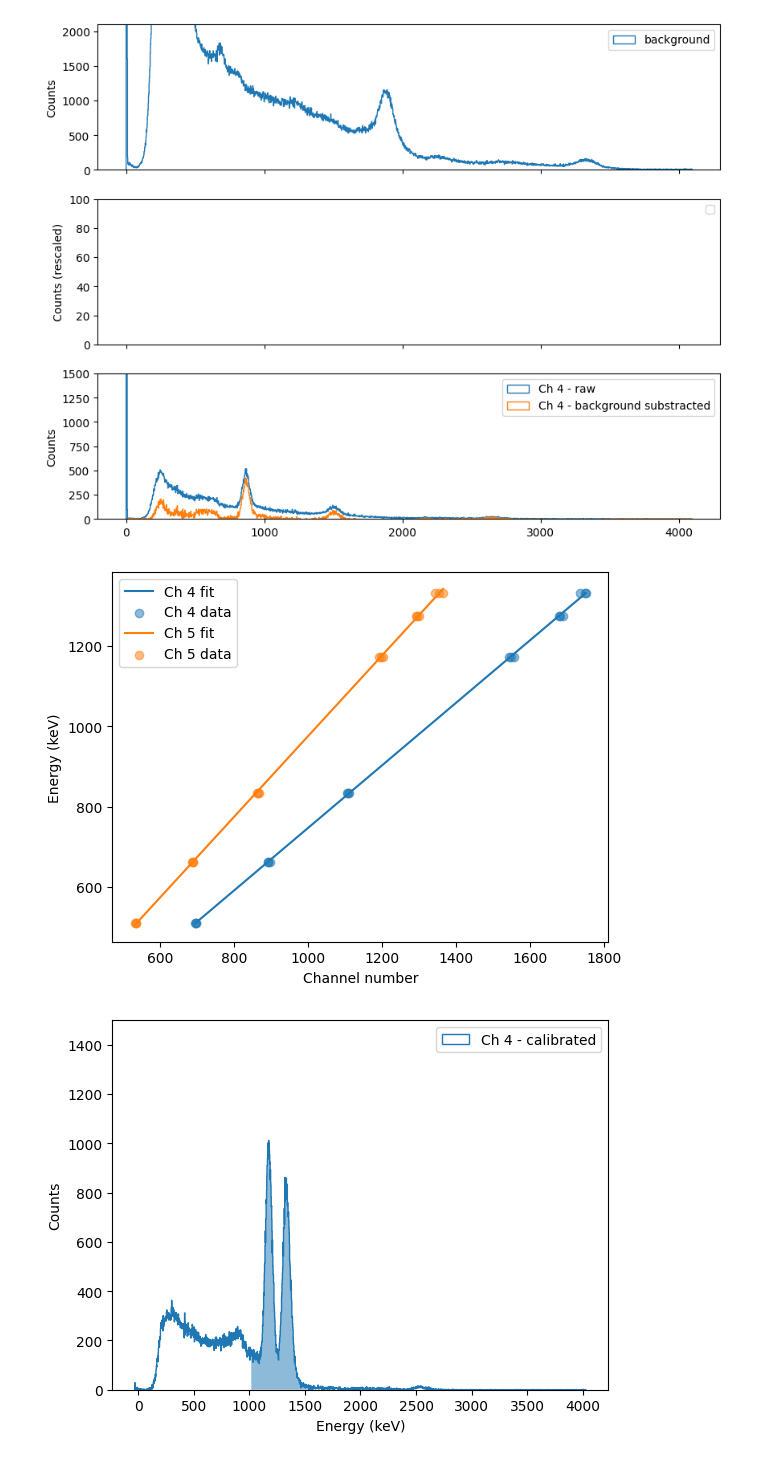
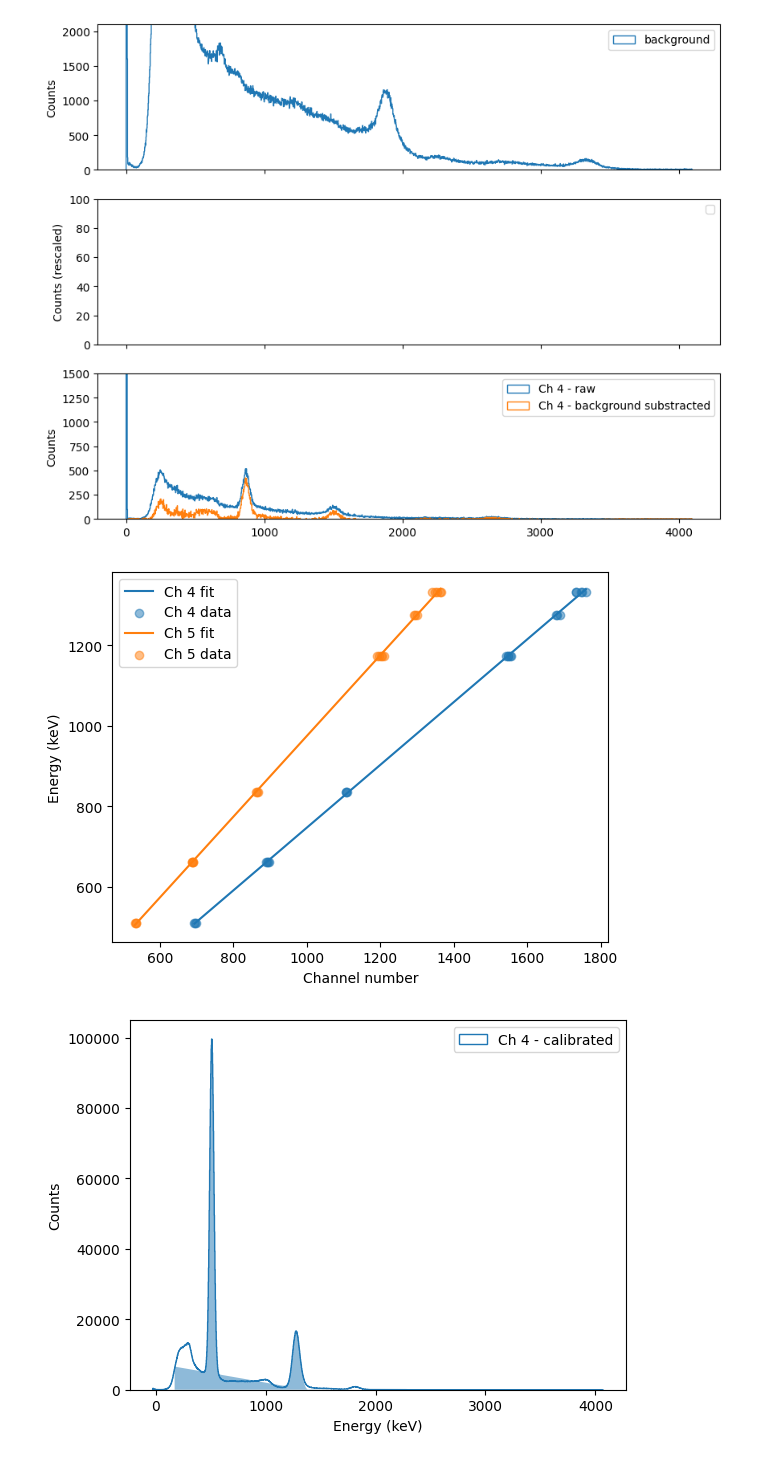
Before and after one commit to cdunn314/libra-toolbox, a Jupyter notebook: example.ipynb, the cells around one changed output. Drawn from its saved outputs; the diff is of its cells as text; code cells hidden in the pictures.

Commit message:
changed check source files used

```diff
--- a/example.ipynb
+++ b/example.ipynb
@@ -15,24 +15,28 @@ na22_checksource = CheckSource(na22, activity_date=date(2023, 9, 29), activity=9
 
 check_source_measurements = {
     "Co60_1": {
-        "directory": f"{run_dir}/Co60_0_872uCi_19Mar2014_240317/UNFILTERED",
+        "directory": f"{run_dir}/Co60_0_872uCi_19Mar2014_250318_run2/UNFILTERED",
         "check_source": co60_checksource,
     },
     "Co60_2": {
-        "directory": f"{run_dir}/Co60_0_872uCi_19Mar2014_250318_run2/UNFILTERED",
+        "directory": f"{run_dir}/Co60_0_872uCi_19Mar2014_250319_run3/UNFILTERED",
         "check_source": co60_checksource,
     },
     "Co60_3": {
-        "directory": f"{run_dir}/Co60_0_872uCi_19Marc2014_250319_run3/UNFILTERED",
+        "directory": f"{run_dir}/Co60_0_872uCi_19Mar2014_250320_run4/UNFILTERED",
         "check_source": co60_checksource,
     },
     "Co60_4": {
-        "directory": f"{run_dir}/Co60_0_872uCi_19Marc2014_250320_run4/UNFILTERED",
-        "check_source": co60_checksource,
+        "directory": f"{run_dir}/Co60_1_0uCi_Jan2006_250318/UNFILTERED",
+        "check_source": CheckSource(co60, activity_date=date(2006, 1, 1), activity=1.0*uCi_to_Bq),
+    },
+    "Co60_5": {
+        "directory": f"{run_dir}/Co60_1_0uCi_Feb2006_250320_run1/UNFILTERED",
+        "check_source": CheckSource(co60, activity_date=date(2006, 2, 1), activity=1.0*uCi_to_Bq),
     },
     "Cs137_1": {
-        "directory": f"{run_dir}/Cs137_9_38uCi_29Sep23_240317/UNFILTERED",
-        "check_source": cs137_checksource,
+        "directory": f"{run_dir}/Cs137_4_66uCi_19Mar2014_250318/UNFILTERED",
+        "check_source": CheckSource(cs137, activity_date=date(2014, 3, 19), activity=4.66*uCi_to_Bq),
     },
     "Cs137_2": {
         "directory": f"{run_dir}/Cs137_9_38uCi_29Sep2023_250318_run2/UNFILTERED",
@@ -58,23 +62,16 @@ check_source_measurements = {
         "directory": f"{run_dir}/Mn54_6_27uCi_2May2016_250320_run3/UNFILTERED",
         "check_source": mn54_checksource,
     },
-    "Na22_1": {
-        "directory": f"{run_dir}/Na22_9_98uCi_29Sep23_240317/UNFILTERED",
-        "check_source": na22_checksource,
-    },
+
     "Na22_2": {
-        "directory": f"{run_dir}/Na22_9_98uCi_29Sep23_240317_run2/UNFILTERED",
+        "directory": f"{run_dir}/Na22_9_98uCi_29Sep2023_250318_run3/UNFILTERED",
         "check_source": na22_checksource,
     },
     "Na22_3": {
-        "directory": f"{run_dir}/Na22_9_98uCi_29Sep2023_250318_run3/UNFILTERED",
+        "directory": f"{run_dir}/Na22_9_98uCi_29Sep2023_250318_run4/UNFILTERED",
         "check_source": na22_checksource,
     },
     "Na22_4": {
-        "directory": f"{run_dir}/Na22_9_98uCi_29Sep2023_250318_run4/UNFILTERED",
-        "check_source": na22_checksource,
-    },
-    "Na22_5": {
         "directory": f"{run_dir}/Na22_9_98uCi_29Sep2023_250319_run5/UNFILTERED",
         "check_source": na22_checksource,
     },
@@ -330,12 +327,12 @@ plt.ylabel("Energy (keV)")
 plt.legend()
 plt.show()
 # %% [output]
-[figure, old version]
+[figure, new version]
 # %%
 ch_nb = 5
 
 background_detector = background_meas.detectors[0]
-check_source_detector = all_measurements["Co60_3"].detectors[0]
+check_source_detector = all_measurements["Na22_2"].detectors[1]
 
 assert background_detector.channel_nb == check_source_detector.channel_nb
 assert (
@@ -348,35 +345,35 @@ hist, bin_edges = check_source_detector.get_energy_hist_background_substract(
 
 calibrated_bin_bedges = np.polyval(calibration_coeffs[ch_nb], bin_edges)
 
 xvals = np.diff(calibrated_bin_bedges) / 2 + calibrated_bin_bedges[:-1]
 
 parameters, covariance = compass.fit_peak_gauss(
-    hist, xvals, all_measurements["Co60_3"].check_source.nuclide.energy, search_width=800
+    hist, xvals, all_measurements["Na22_2"].check_source.nuclide.energy, search_width=800
 )
 
 # plotting
 
-peak_start = 520
+peak_start = 100
 peak_end = 800
 plt.fill_between(
     xvals[peak_start:peak_end],
     compass.gauss(xvals[peak_start:peak_end], *parameters),
     alpha=0.5,
 )
 
 plt.hist(
     calibrated_bin_bedges[:-1],
     bins=calibrated_bin_bedges,
     weights=hist,
     histtype="step",
     label=f"Ch {detector.channel_nb} - calibrated",
 )
 plt.ylabel("Counts")
 
 plt.legend()
 plt.xlabel("Energy (keV)")
-plt.ylim(bottom=0, top=1500)
+plt.ylim(bottom=0)
 plt.show()
 # %% [output]
-[figure, old version]
+[figure, new version]
 # %%
```
Also changed, not shown: parts of 6 cells of this notebook.
